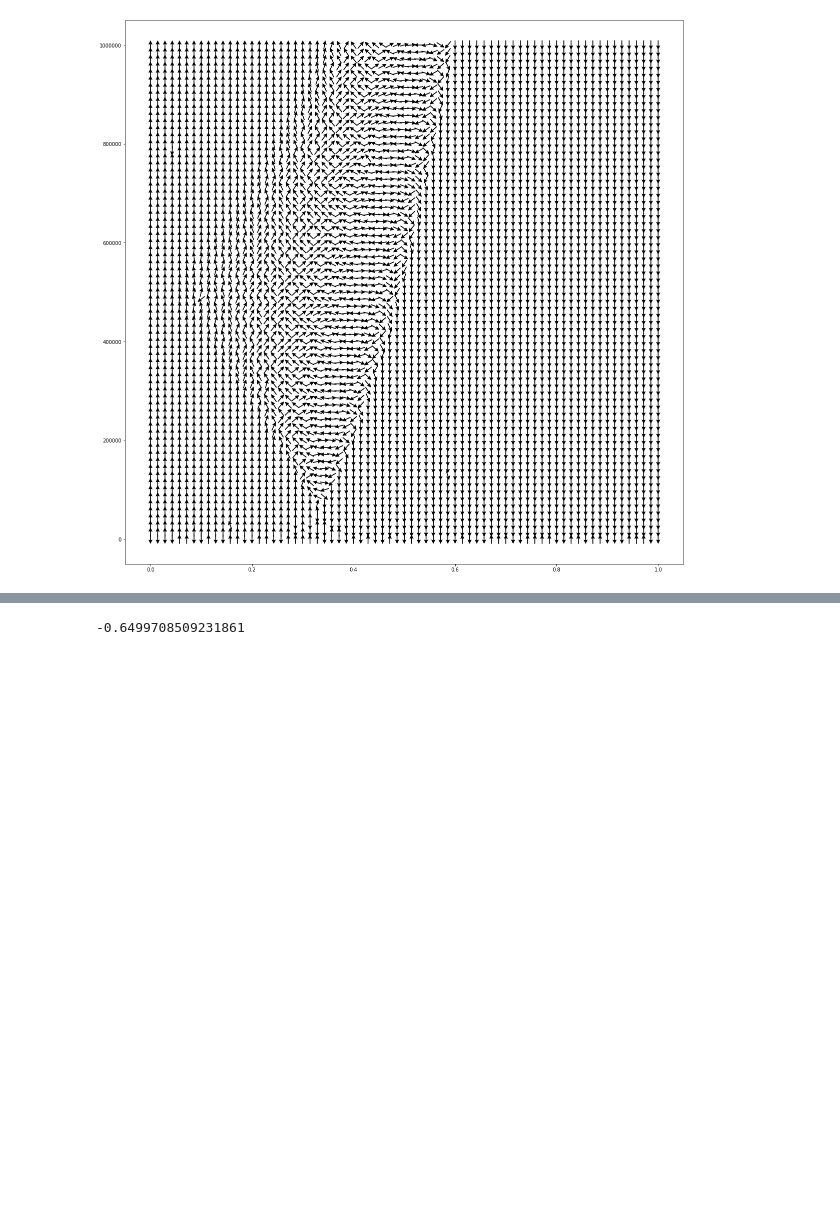
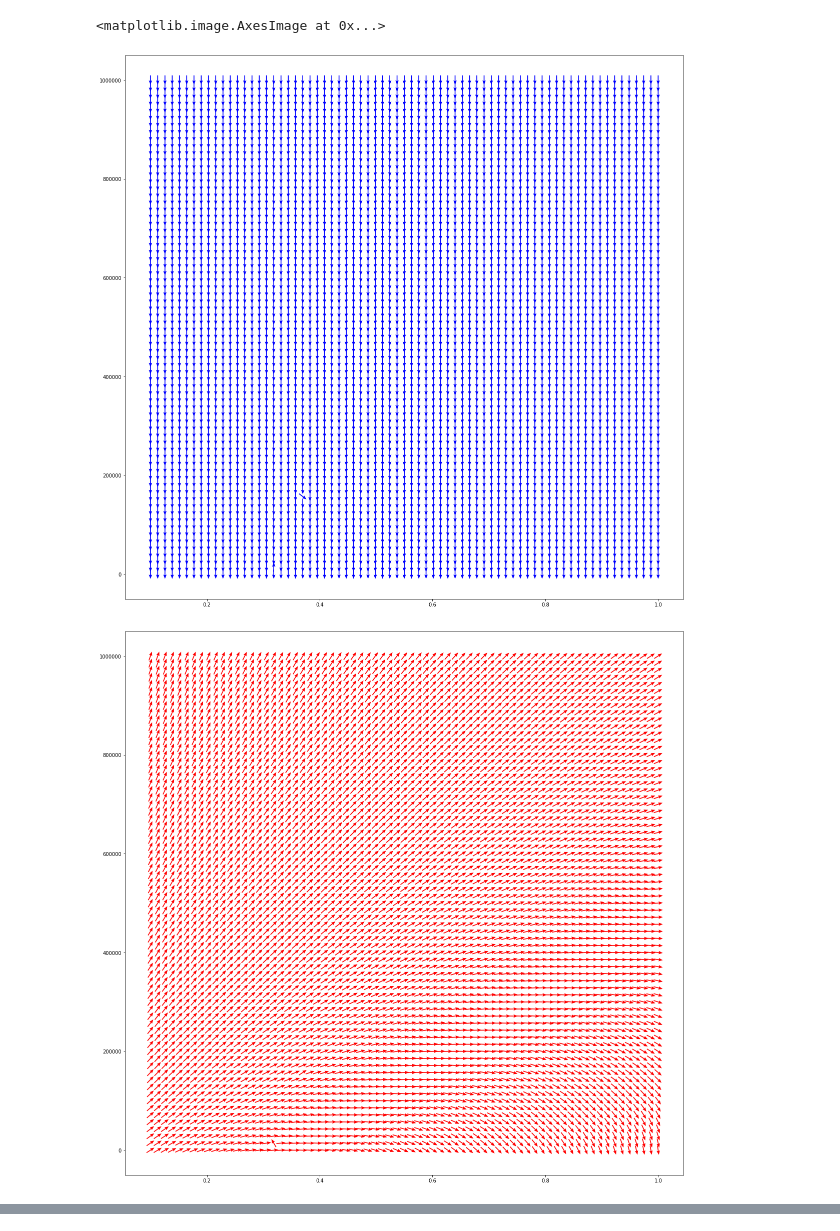
Before and after one commit to koritcky/ferrimagnet, a Jupyter notebook: notebooks/phase_diagram.ipynb, the cells around one changed output, grey strips where cells are left out. Saved outputs shown, nothing was run; the diff lists cells and outputs as text; code cells hidden in the pictures; blank space fills up the shorter version.

```diff
--- a/notebooks/phase_diagram.ipynb
+++ b/notebooks/phase_diagram.ipynb
@@ -10,27 +15,63 @@ from scipy import optimize
+# %%
+def multiple_gd(func, fprime, args, n_it):
+    "This code is a garbage, but it works"
+    smallest_energy = 10^100
+    best_thetas = []
+    X0 = np.linspace(-np.pi, np.pi, n_it)
+    for x0 in X0:
+        theta = optimize.fmin_cg(energy,
+                            x0,
+                            fprime=fprime,
+                            args=args,
+                            disp=False)[0]
+        x, h = args
+        if energy(theta, x, h) < smallest_energy and theta not in best_thetas:
+            smallest_energy = energy(theta, x, h)
+            best_thetas.append(theta)
+    return min(best_thetas)
 # %%
 # Generate coordinate grid
 N = 71
-X = np.linspace(0, 1, N)
-H = np.linspace(0, 10 ** 6, N)
+X = np.linspace(0.1, 1, N)
+H = np.linspace(1, 10 ** 6, N)
 XX, HH = np.meshgrid(X, H)
 thetas = np.zeros((N, N))
+thetas_f = np.zeros((N, N))
+dd = np.zeros((N, N))
 # x and y numerates grid points, not coordinates
-for x in range(len(X)):
-    for h in range(len(H)):
-        x0 = np.random.rand() * 2 * np.pi
-        args = XX[x, h], HH[x, h]
-        thetas[x, h ] = optimize.fmin_cg(energy,
-                                        x0,
-                                        fprime=denergy,
-                                        args=args,
-                                        disp=False)[0]
+i = 0
+for x_i in range(N):
+    for h_i in range(N):
+        args = XX[x_i, h_i], HH[x_i, h_i]
+        theta= multiple_gd(energy, denergy, args, 10)
+#         theta = optimize.fmin_cg(energy,
+#                             x0=np.random.rand()*2*np.pi,
+#                             fprime=denergy,
+#                             args=args,
+#                             disp=False)[0]
+        thetas[x_i, h_i] = theta
+        x, h = args
+        thetas_f[x_i, h_i] = (H[h_i] - l * Md * np.cos(theta))/Heff(theta, h)
+        dd[x_i, h_i] = ddenergy(theta, x, h)
+    clear_output(wait=True)
+    print(i)
+    print("/")
+    print(N)
+    i+=1
+# Determine x and y projections of spins (H points  at "y" direction)
+Md_h = np.cos(thetas)
+Md_x = np.sin(thetas)
+
+Mf_h = np.cos(thetas_f)
+Mf_x = np.sin(thetas_f)
 
 
-# Determine x and y projections of spins (H point  in "y" direction)
-Md_x = np.sin(thetas)
-Md_h = np.cos(thetas)
 
 # fig, ax = plt.subplots()
 plt.figure(figsize=(20,20))
-plt.quiver(XX, HH, Md_x, Md_h, pivot='mid', scale=60, color='black', width=0.0015, headwidth=5)
+plt.quiver(XX, HH, Md_x, Md_h, pivot='mid', scale=60, color='blue', width=0.0015, headwidth=4, label='Md')
+plt.figure(figsize=(20, 20))
+plt.quiver(XX, HH, Mf_x, Mf_h, pivot='mid', scale=60, color='red', width=0.0015, headwidth=4, label='Mf')
+plt.figure(figsize=(20,20))
+plt.imshow(dd, cmap='viridis')
 # %% [output]
@@ -38 +81,3 @@ plt.quiver(XX, HH, Md_x, Md_h, pivot='mid', scale=60, color='black', width=0.001
+<matplotlib.image.AxesImage at 0x...>
-[figure, old version]
+[figure, new version]
+[figure, added]
@@ -39,5 +84,0 @@ plt.quiver(XX, HH, Md_x, Md_h, pivot='mid', scale=60, color='black', width=0.001
-# %%
-args = [0.5, 2000]
-energy(1, 0.1, 100000)
-# %% [output]
--0.6499708509231861
```
Also changed, not shown: parts of 2 cells of this notebook, 33 other files.
